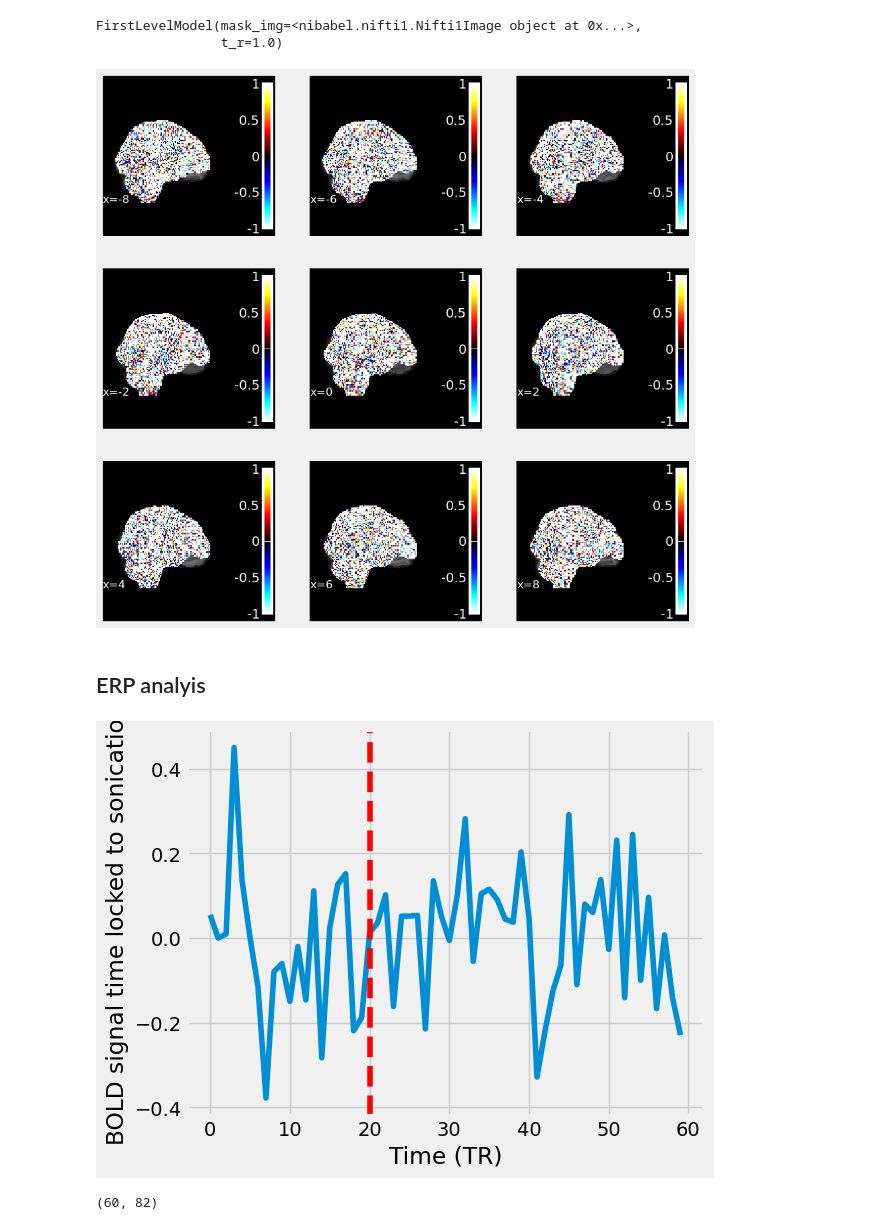
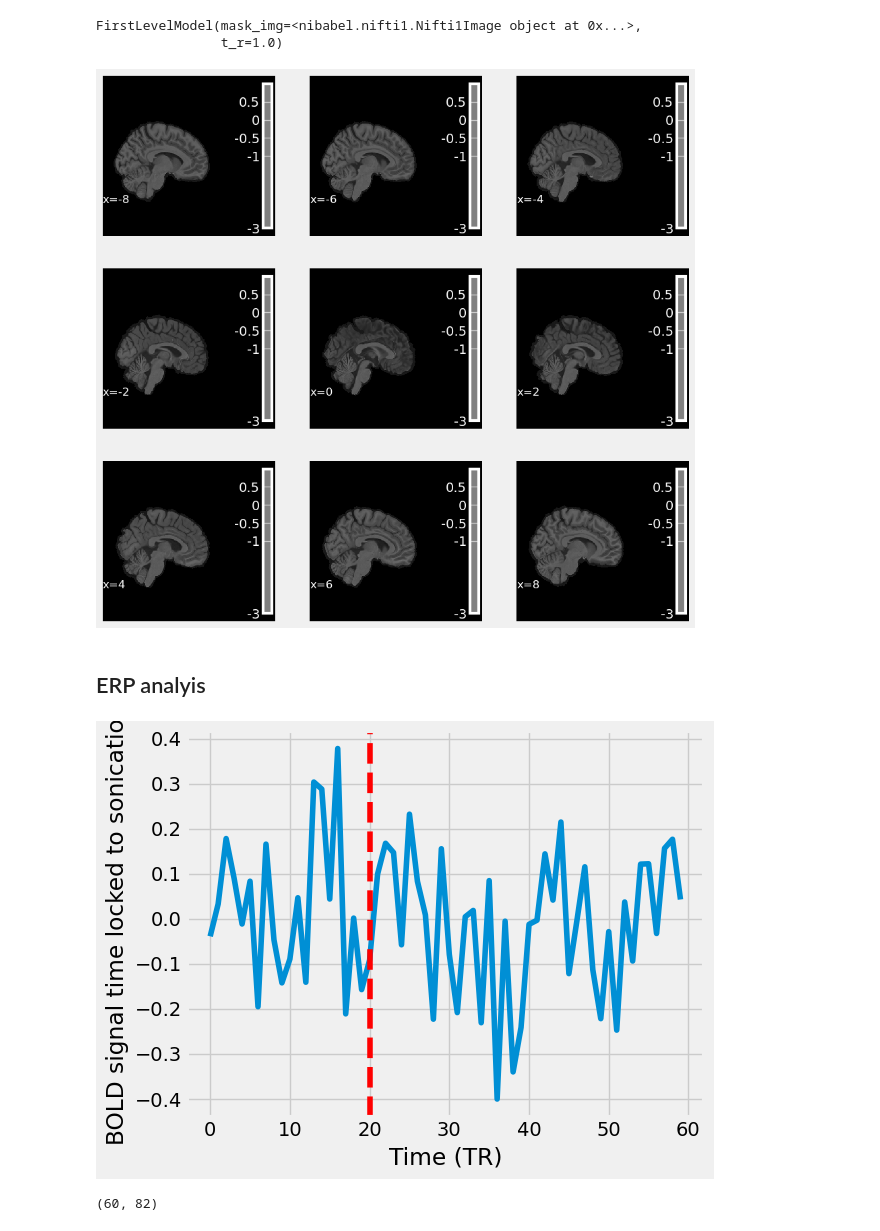
Before and after one commit to dmochow/fus, a Jupyter notebook: code/analyze_processed_bold_single_condition_block.ipynb, the cells around one changed output. Saved outputs shown, nothing was run; the diff lists cells and outputs as text; code cells hidden in the pictures.

```diff
--- a/code/analyze_processed_bold_single_condition_block.ipynb
+++ b/code/analyze_processed_bold_single_condition_block.ipynb
@@ -21,7 +21,7 @@ path_to_anat = f"/Users/jacekdmochowski/PROJECTS/fus/data/fmriprep_out/sub-{subj
 anat_filename = f"sub-{subject_idx:02d}_space-MNI152NLin2009cAsym_desc-preproc_T1w.nii.gz"
 #sub-03_space-MNI152NLin2009cAsym_desc-preproc_T1w
 bold_filename = f"sub-{subject_idx:02d}_task-prefuspost_space-MNI152NLin2009cAsym_desc-preproc_bold.nii.gz"
-mask_filename = "sub-03_task-prefuspost_space-MNI152NLin2009cAsym_desc-brain_mask.nii.gz"
+mask_filename = f"sub-{subject_idx:02d}_task-prefuspost_space-MNI152NLin2009cAsym_desc-brain_mask.nii.gz"
 anat = nib.load(os.path.join(path_to_anat, anat_filename))
 bold = nib.load(os.path.join(path_to_data, bold_filename))
 mask = nib.load(os.path.join(path_to_data, mask_filename))
@@ -215,21 +243,21 @@ beta = first_level_model.compute_contrast('stim1+stim2+stim3+stim4+stim5-baselin
 # %%
 nrows=3
 ncols=3
 fig1, ax1 = plt.subplots(nrows, ncols, figsize=(10, 10))
 cut_coords = range(-8,9,2)
 for i, coord in enumerate(cut_coords):
 
     # convert index i from an integer between 0 and 19 to a row and column index
     ii = np.unravel_index(i, (nrows, ncols))
     row = ii[0]
     col = ii[1]
     plotting.plot_stat_map(beta, bg_img = anat,
-                           threshold=0.01, display_mode = 'x', cut_coords=[coord], axes=ax1[row,col], vmax = 1)
+                           threshold=3, display_mode = 'x', cut_coords=[coord], axes=ax1[row,col], vmax = 1)
 
 #fig1.patch.set_facecolor('black')
 #plt.savefig(f"sub-{subject_idx:02d}_mu_pct_change.png", dpi=300, facecolor='grey')
 # %% [output]
-[figure, old version]
+[figure, new version]
 # %% [markdown]
 ## ERP analyis
 # %%
@@ -244,8 +272,8 @@ mu_epochs = np.mean(epochs, axis=-1)
 mu_epochs_img = nib.Nifti1Image(mu_epochs, affine=target_affine)
 # %%
 # extract the time series from the ROI 856
-#roi_idx = [855,856]
-roi_idx = [332,333]
+roi_idx = [855,856]
+#roi_idx = [332,333]
 
 roi_mask_img = nib.Nifti1Image(np.isin(atlas.get_fdata(), roi_idx).astype(float), affine=target_affine)
 roi_ts = nilearn.masking.apply_mask(resampled_bold, roi_mask_img)
@@ -263,9 +291,9 @@ plt.xlabel('Time (TR)')
 plt.ylabel('BOLD signal time locked to sonication')
 
 plt.tight_layout()
-plt.savefig(f"sub-{subject_idx:02d}_roi_epoched_ts_LH_ACC.png")
+#plt.savefig(f"sub-{subject_idx:02d}_roi_epoched_ts_LH_ACC.png")
 # %% [output]
-[figure, old version]
+[figure, new version]
 # %%
 roi_epoched_ts_smooth.shape
 # %% [output]
```
Also changed, not shown: parts of 7 cells of this notebook, 1 other file.
